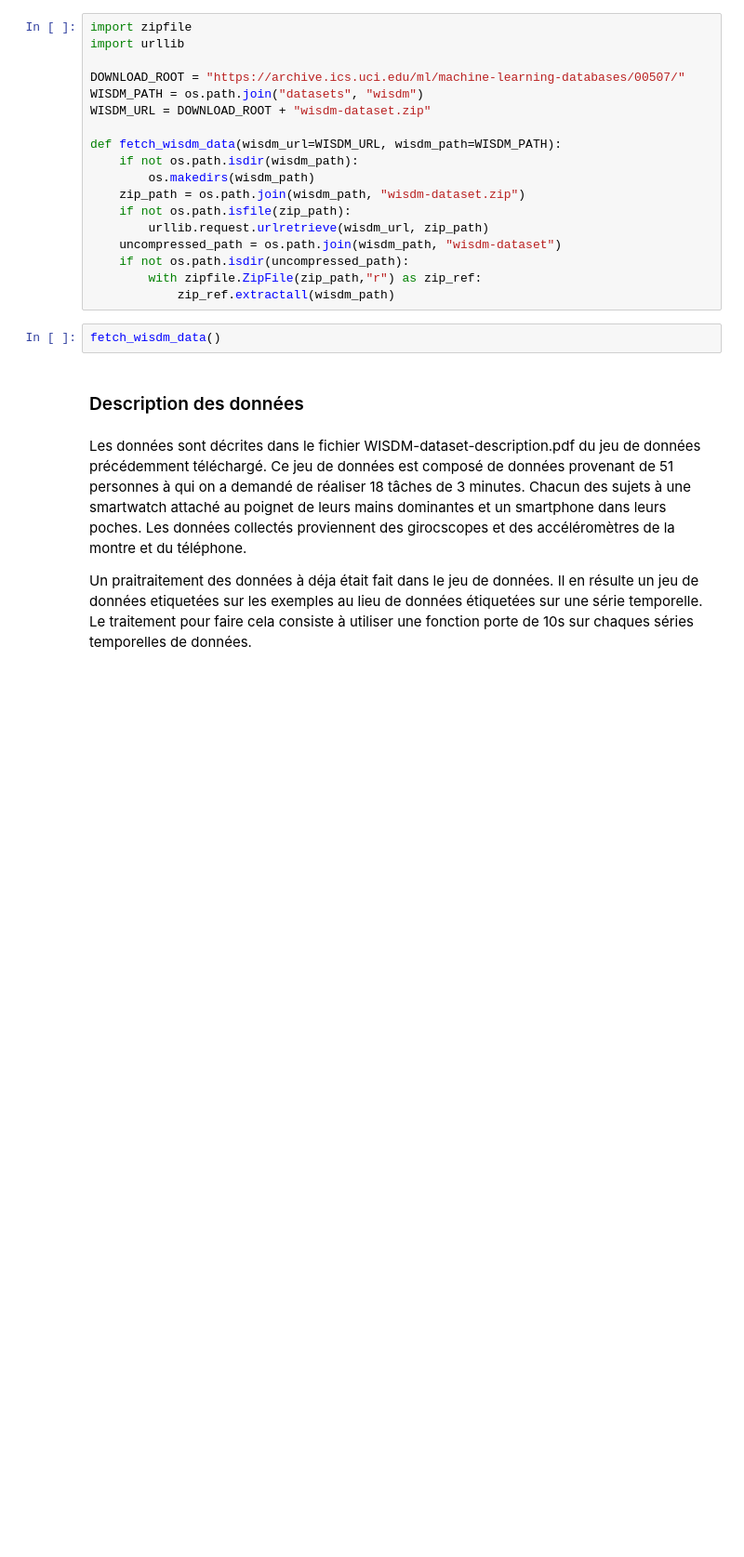
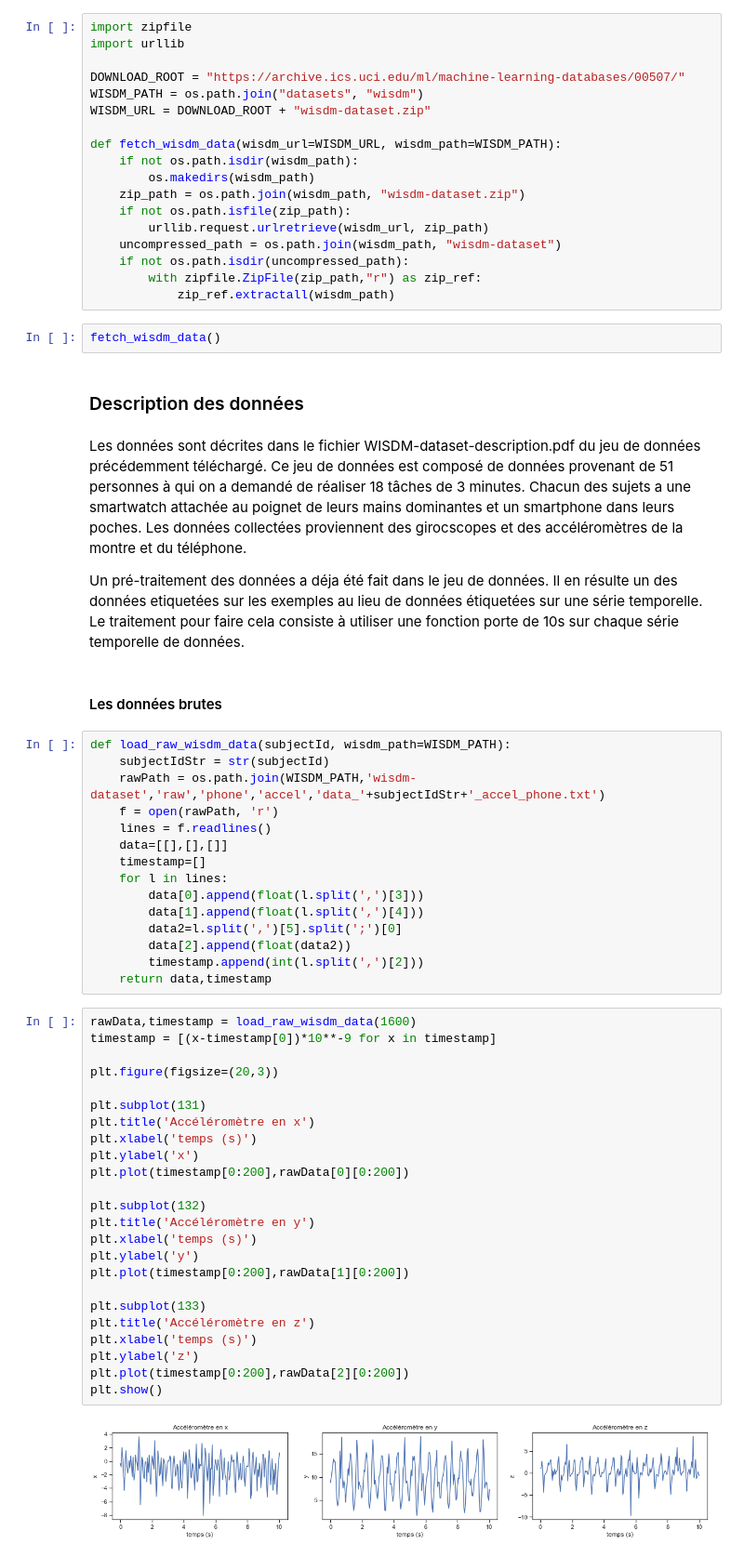
Before and after one commit to BaptisteSaintArnoult/human-activity-recognition, a Jupyter notebook: machin-learning-using-CRIPS-DM-process.ipynb, the cells around one changed output. Shown at 93% size. Saved outputs shown, nothing was run; the diff lists cells and outputs as text; blank space fills up the shorter version.

```diff
--- a/machin-learning-using-CRIPS-DM-process.ipynb
+++ b/machin-learning-using-CRIPS-DM-process.ipynb
@@ -68,6 +68,49 @@ fetch_wisdm_data()
 ### Description des données
 # %% [markdown]
 Les données sont décrites dans le fichier WISDM-dataset-description.pdf du jeu de données précédemment téléchargé.
-Ce jeu de données est composé de données provenant de 51 personnes à qui on a demandé de réaliser 18 tâches de 3 minutes. Chacun des sujets à une smartwatch attaché au poignet de leurs mains dominantes et un smartphone dans leurs poches. Les données collectés proviennent des girocscopes et des accéléromètres de la montre et du téléphone.
+Ce jeu de données est composé de données provenant de 51 personnes à qui on a demandé de réaliser 18 tâches de 3 minutes. Chacun des sujets a une smartwatch attachée au poignet de leurs mains dominantes et un smartphone dans leurs poches. Les données collectées proviennent des girocscopes et des accéléromètres de la montre et du téléphone.
 
-Un praitraitement des données à déja était fait dans le jeu de données. Il en résulte un jeu de données etiquetées sur les exemples au lieu de données étiquetées sur une série temporelle. Le traitement pour faire cela consiste à utiliser une fonction porte de 10s sur chaques séries temporelles de données.
+Un pré-traitement des données a déja été fait dans le jeu de données. Il en résulte un des données etiquetées sur les exemples au lieu de données étiquetées sur une série temporelle. Le traitement pour faire cela consiste à utiliser une fonction porte de 10s sur chaque série temporelle de données.
+# %% [markdown]
+#### Les données brutes
+# %%
+def load_raw_wisdm_data(subjectId, wisdm_path=WISDM_PATH):
+    subjectIdStr = str(subjectId)
+    rawPath = os.path.join(WISDM_PATH,'wisdm-dataset','raw','phone','accel','data_'+subjectIdStr+'_accel_phone.txt')
+    f = open(rawPath, 'r')
+    lines = f.readlines()
+    data=[[],[],[]]
+    timestamp=[]
+    for l in lines:
+        data[0].append(float(l.split(',')[3]))
+        data[1].append(float(l.split(',')[4]))
+        data2=l.split(',')[5].split(';')[0]
+        data[2].append(float(data2))
+        timestamp.append(int(l.split(',')[2]))
+    return data,timestamp
+# %%
+rawData,timestamp = load_raw_wisdm_data(1600)
+timestamp = [(x-timestamp[0])*10**-9 for x in timestamp]
+
+plt.figure(figsize=(20,3))
+
+plt.subplot(131)
+plt.title('Accéléromètre en x')
+plt.xlabel('temps (s)')
+plt.ylabel('x')
+plt.plot(timestamp[0:200],rawData[0][0:200])
+
+plt.subplot(132)
+plt.title('Accéléromètre en y')
+plt.xlabel('temps (s)')
+plt.ylabel('y')
+plt.plot(timestamp[0:200],rawData[1][0:200])
+
+plt.subplot(133)
+plt.title('Accéléromètre en z')
+plt.xlabel('temps (s)')
+plt.ylabel('z')
+plt.plot(timestamp[0:200],rawData[2][0:200])
+plt.show()
+# %% [output]
+[figure, added]
```
Also changed, not shown: parts of 14 cells of this notebook.
